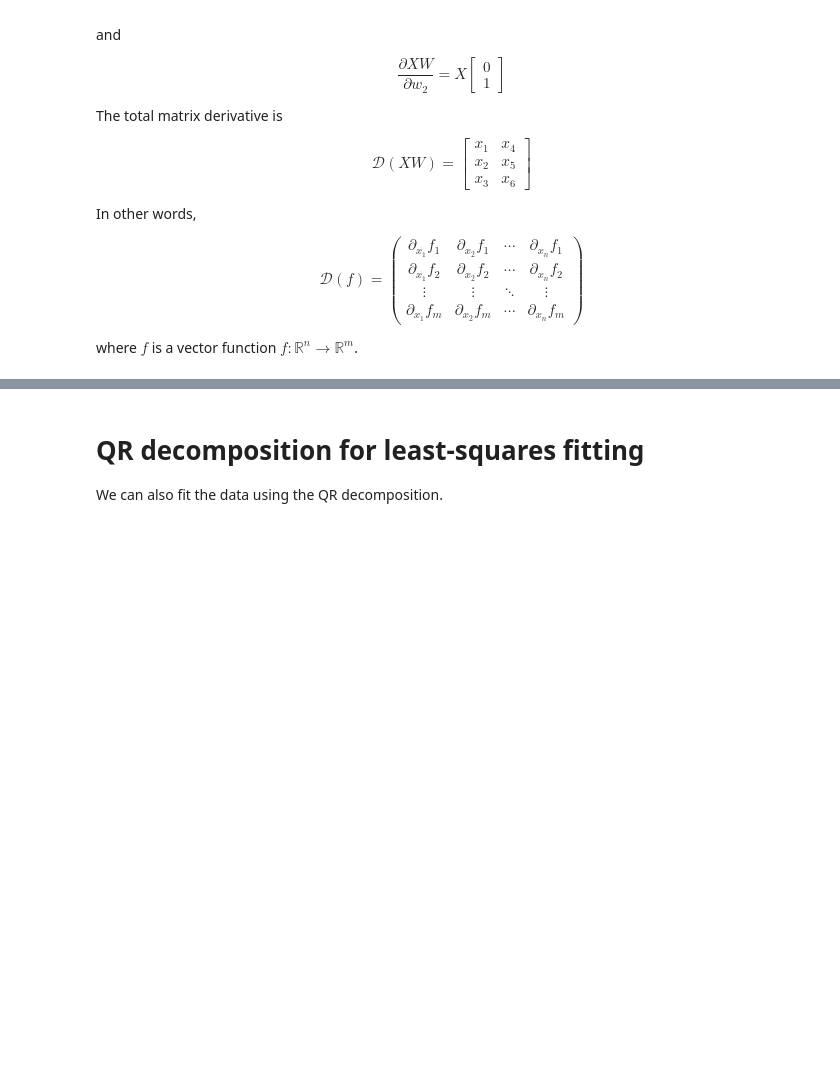
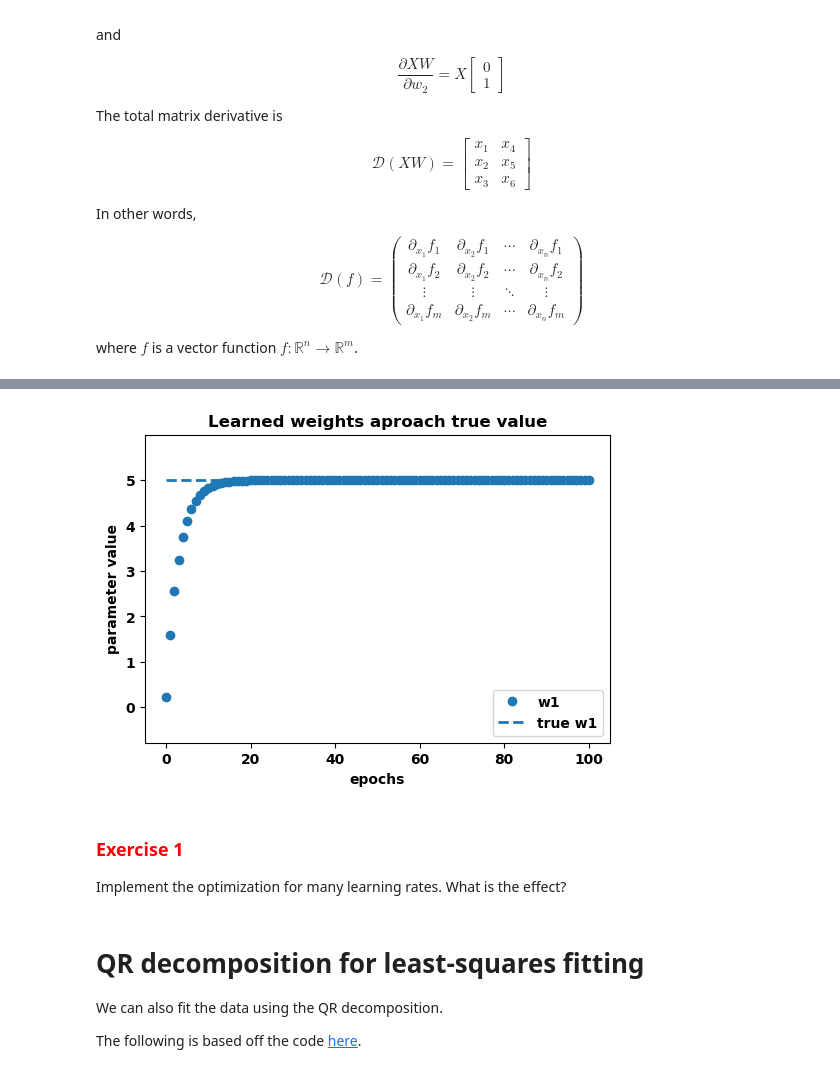
Before and after one commit to christianlange196/ImageProcessing, a Jupyter notebook: labs/accelerometer/test.ipynb, the cells around one changed output, grey strips where cells are left out. Drawn from its saved outputs; the diff is of its cells as text; code cells hidden in the pictures; blank space fills up the shorter version.

```diff
--- a/labs/accelerometer/test.ipynb
+++ b/labs/accelerometer/test.ipynb
@@ -195,4 +266,24 @@ array([[1., 4.],
+# %%
+fig, ax = plt.subplots(figsize=(6,4))
+colors = ['tab:blue', 'tab:orange', 'tab:green']
+for i in range(weight_updates.shape[1]):
+    ax.plot(weight_updates[:, i], 'o', color=colors[i], lw=2, label='w' + str(i + 1))
+    ax.hlines(true_weights[i], 0, epoch_num, linestyles='dashed', color=colors[i], lw=2, label='true w' + str(i + 1))
+ax.set_ylim([np.min(weight_updates) - 1, np.max(weight_updates) + 1])
+ax.set_xlabel('epochs')
+ax.set_ylabel('parameter value')
+ax.legend()
+ax.set_title('Learned weights aproach true value')
+plt.show()
+# %% [output]
+[figure, added]
+# %% [markdown]
+### <span style="color:red"> Exercise 1</span>
+
+Implement the optimization for many learning rates. What is the effect?
 # %% [markdown]
 # QR decomposition for least-squares fitting
 
 We can also fit the data using the QR decomposition.
+
+The following is based off the code [here](https://johnwlambert.github.io/least-squares/).
```
Also changed, not shown: parts of 7 cells of this notebook, 1 other file.
